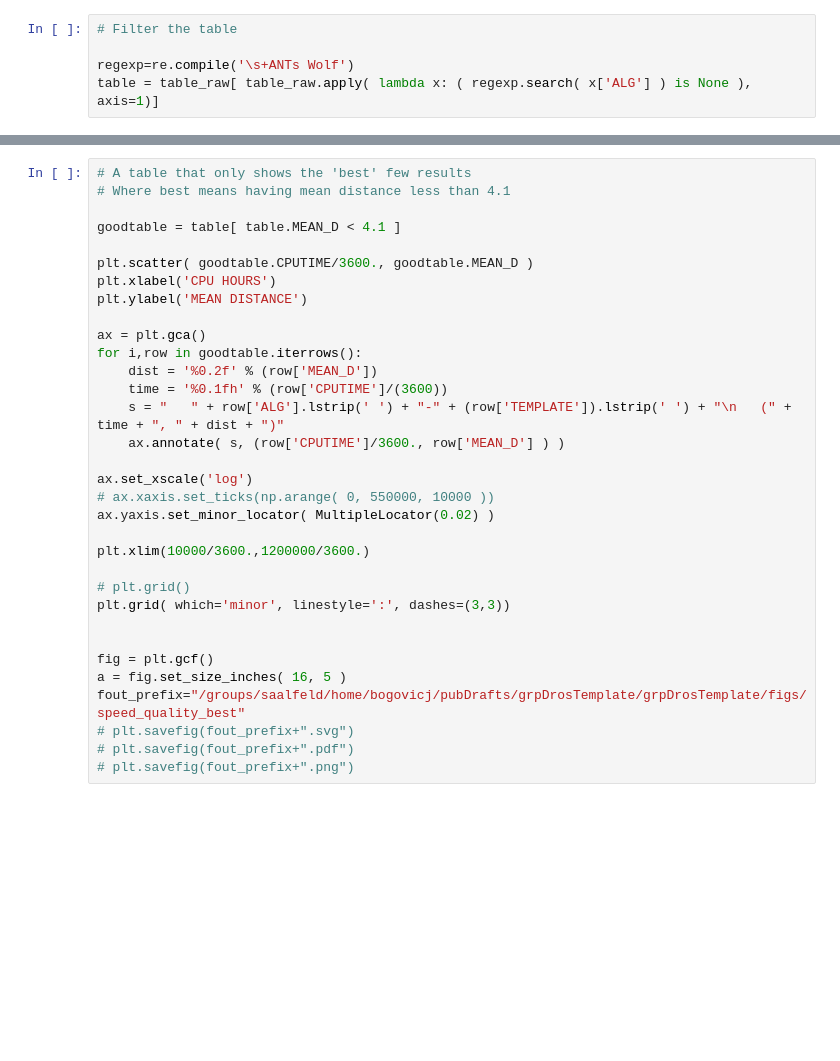
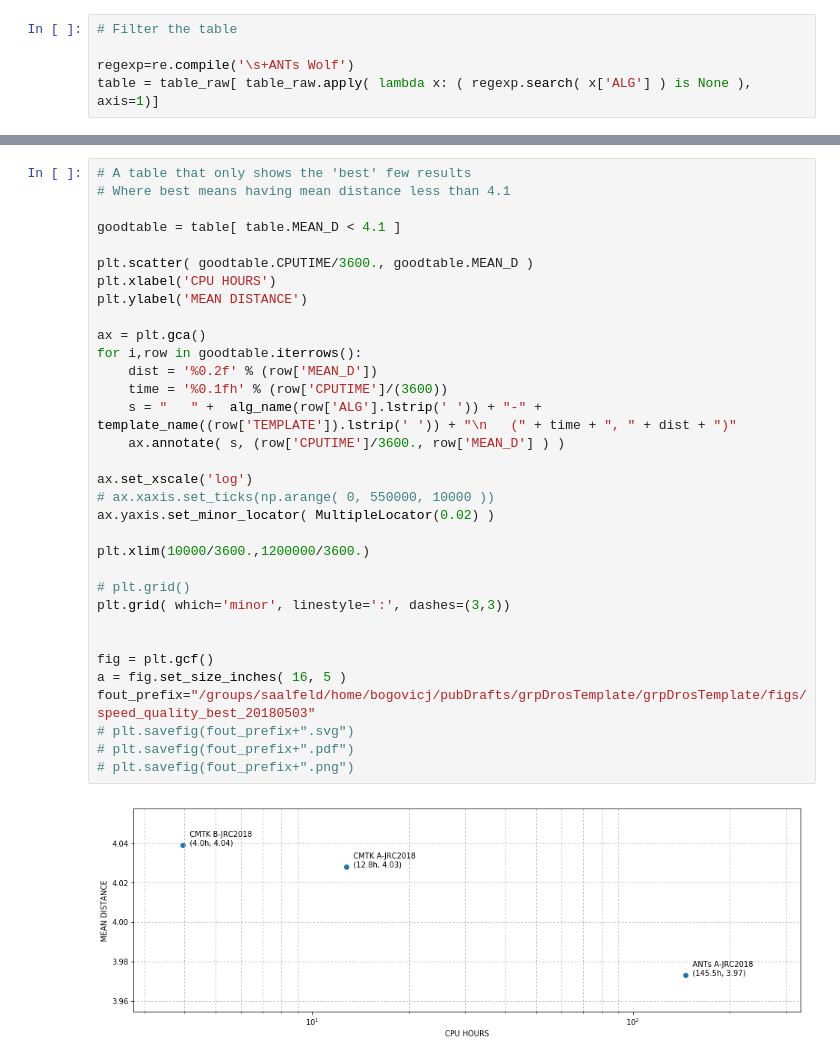
Before and after one commit to saalfeldlab/template-building, a Jupyter notebook: python/fig_distStat_cpuTime.ipynb, the cells around one changed output, grey strips where cells are left out. Drawn from its saved outputs; the diff is of its cells as text; blank space fills up the shorter version.

```diff
--- a/python/fig_distStat_cpuTime.ipynb
+++ b/python/fig_distStat_cpuTime.ipynb
@@ -70,32 +76,34 @@ fout_prefix="/groups/saalfeld/home/bogovicj/pubDrafts/grpDrosTemplate/grpDrosTem
 # A table that only shows the 'best' few results
 # Where best means having mean distance less than 4.1
 
 goodtable = table[ table.MEAN_D < 4.1 ]
 
 plt.scatter( goodtable.CPUTIME/3600., goodtable.MEAN_D )
 plt.xlabel('CPU HOURS')
 plt.ylabel('MEAN DISTANCE')
 
 ax = plt.gca()
 for i,row in goodtable.iterrows():
     dist = '%0.2f' % (row['MEAN_D'])
     time = '%0.1fh' % (row['CPUTIME']/(3600))
-    s = "   " + row['ALG'].lstrip(' ') + "-" + (row['TEMPLATE']).lstrip(' ') + "\n   (" + time + ", " + dist + ")"
+    s = "   " +  alg_name(row['ALG'].lstrip(' ')) + "-" + template_name((row['TEMPLATE']).lstrip(' ')) + "\n   (" + time + ", " + dist + ")"
     ax.annotate( s, (row['CPUTIME']/3600., row['MEAN_D'] ) )
 
 ax.set_xscale('log')
 # ax.xaxis.set_ticks(np.arange( 0, 550000, 10000 ))
 ax.yaxis.set_minor_locator( MultipleLocator(0.02) )
 
 plt.xlim(10000/3600.,1200000/3600.)
 
 # plt.grid()
 plt.grid( which='minor', linestyle=':', dashes=(3,3))
 
 
 fig = plt.gcf()
 a = fig.set_size_inches( 16, 5 )
-fout_prefix="/groups/saalfeld/home/bogovicj/pubDrafts/grpDrosTemplate/grpDrosTemplate/figs/speed_quality_best"
+fout_prefix="/groups/saalfeld/home/bogovicj/pubDrafts/grpDrosTemplate/grpDrosTemplate/figs/speed_quality_best_20180503"
 # plt.savefig(fout_prefix+".svg")
 # plt.savefig(fout_prefix+".pdf")
 # plt.savefig(fout_prefix+".png")
+# %% [output]
+[figure, added]
```
Also changed, not shown: parts of 4 cells of this notebook, 1 other file.
